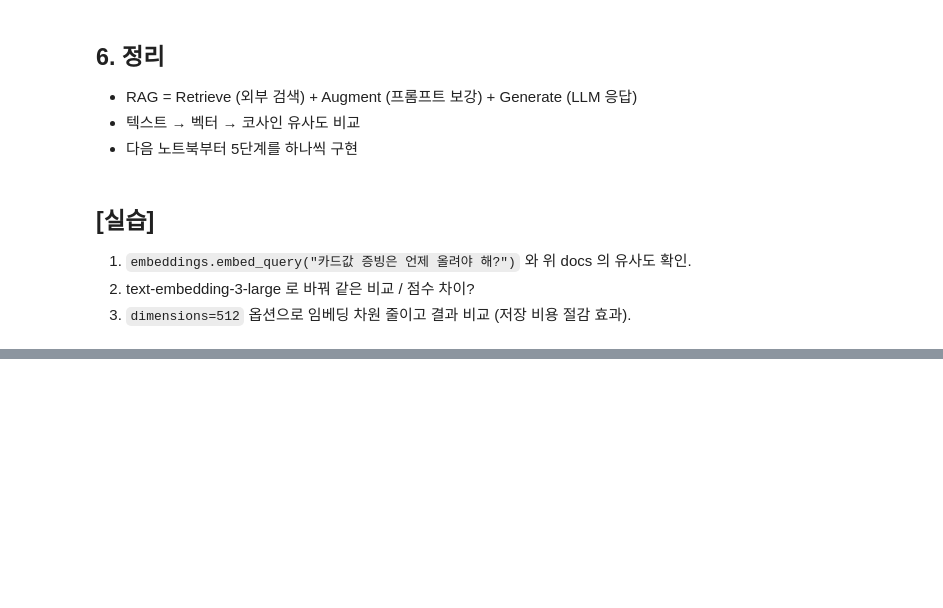
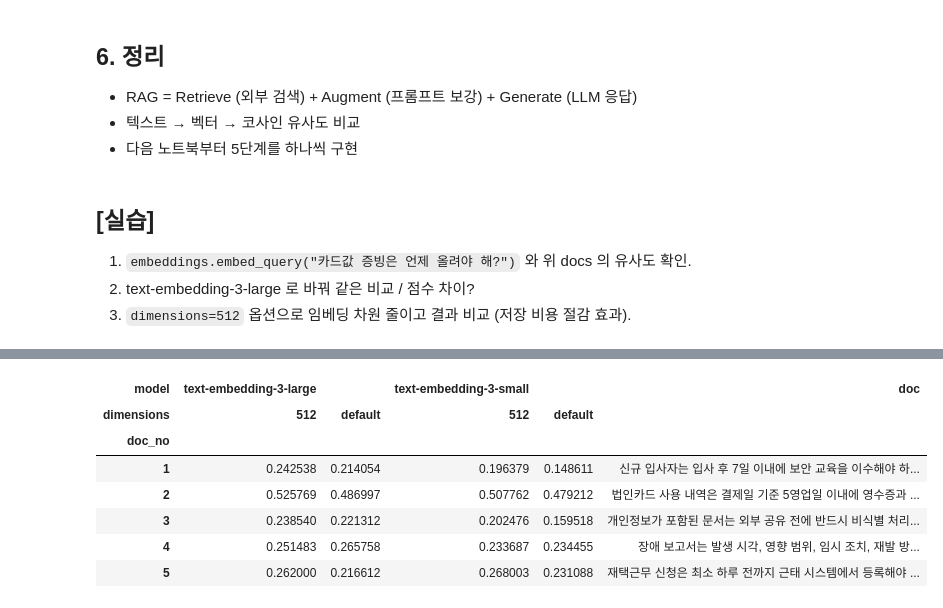
Before and after one commit to dovan2026/SKN30_playdata, a Jupyter notebook: LLM/RAG_1_Overview.ipynb, the cells around one changed output, grey strips where cells are left out. Drawn from its saved outputs; the diff is of its cells as text; code cells hidden in the pictures; blank space fills up the shorter version.

```diff
--- a/LLM/RAG_1_Overview.ipynb
+++ b/LLM/RAG_1_Overview.ipynb
@@ -190,0 +230,19 @@ for score, doc in ranked:
+# %%
+# 점수 비교표
+pivot_df = dimension_compare_df.pivot_table(
+    index="doc_no",
+    columns=["model", "dimensions"],
+    values="score",
+)
+
+pivot_df["doc"] = docs
+pivot_df
+# %% [output]
+| model | text-embedding-3-large |  | text-embedding-3-small |  | doc |
+| dimensions | 512 | default | 512 | default |  |
+| doc_no |  |  |  |  |  |
+| 1 | 0.242538 | 0.214054 | 0.196379 | 0.148611 | 신규 입사자는 입사 후 7일 이내에 보안 교육을 이수해야 하... |
+| 2 | 0.525769 | 0.486997 | 0.507762 | 0.479212 | 법인카드 사용 내역은 결제일 기준 5영업일 이내에 영수증과 ... |
+| 3 | 0.238540 | 0.221312 | 0.202476 | 0.159518 | 개인정보가 포함된 문서는 외부 공유 전에 반드시 비식별 처리... |
+| 4 | 0.251483 | 0.265758 | 0.233687 | 0.234455 | 장애 보고서는 발생 시각, 영향 범위, 임시 조치, 재발 방... |
+| 5 | 0.262000 | 0.216612 | 0.268003 | 0.231088 | 재택근무 신청은 최소 하루 전까지 근태 시스템에서 등록해야 ... |
```
Also changed, not shown: parts of 5 cells of this notebook, 1 other file.
